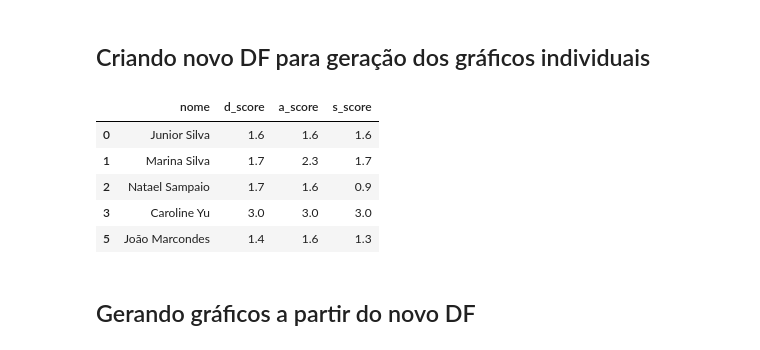
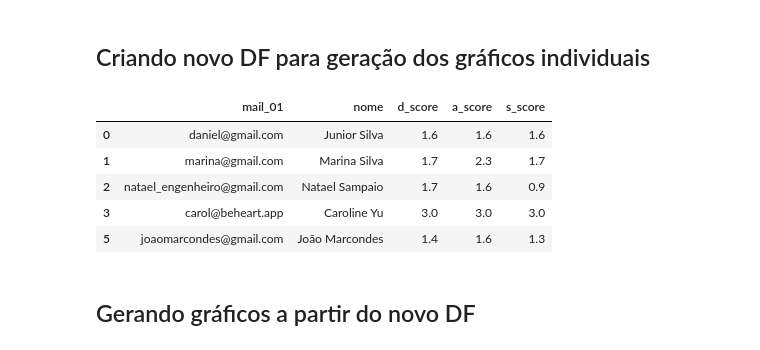
Before and after one commit to Briqz23/psychiatric-report-generator, a Jupyter notebook: src/domain/application/client_chart.ipynb, the cells around one changed output. Cells and saved outputs as stored; diff of their text form; code cells hidden in the pictures.

```diff
--- a/src/domain/application/client_chart.ipynb
+++ b/src/domain/application/client_chart.ipynb
@@ -18,9 +18,9 @@ data.columns = colunas
 df_com_termos = df[df['termos'] != 'Não']
 
 #removendo pessoas com emails díspares
-df_com_email_coreto = df[df_com_termos['mail_01'] == df_com_termos['mail_02']]
+df_com_email_coreto = df[df['mail_01'] == df['mail_02']]
 df = df_com_email_coreto
-df.head()
+df.head(3)
 # %% [output]
 |  | time_stamp | pergunta_1 | pergunta_2 | pergunta_3 | pergunta_4 | pergunta_5 | pergunta_6 | pergunta_7 | ... |
 | 0 | 18/08/2023 10:23:07 | 2 | 1 | 3 | 0 | 2 | 1 | 3 | ... |
@@ -34,26 +32,26 @@ df.head()
 # %%
 #questões
 perguntas_d = [3, 5, 10, 13, 16, 17, 21]
 perguntas_a = [2, 4, 7, 9, 15, 19, 20]
 perguntas_s = [1, 6, 8, 11, 12, 14, 18]
 
 #média pra cada categoria: depressão, ansiedade e estresse
 df['d_score'] = df[[f'pergunta_{num}' for num in perguntas_d]].mean(axis=1).round(1)
 df['a_score'] = df[[f'pergunta_{num}' for num in perguntas_a]].mean(axis=1).round(1)
 df['s_score'] = df[[f'pergunta_{num}' for num in perguntas_s]].mean(axis=1).round(1)
 
 #criar novo df e dropar da df principal essas colunas recém criadas
-user_score_df = df[['nome', 'd_score', 'a_score', 's_score']].copy()
+user_score_df = df[['mail_01', 'nome', 'd_score', 'a_score', 's_score']].copy()
 df.drop(['d_score', 'a_score', 's_score'], axis=1, inplace=True)
 
 user_score_df.head()
 # %% [output]
-|  | nome | d_score | a_score | s_score |
-| 0 | Junior Silva | 1.6 | 1.6 | 1.6 |
-| 1 | Marina Silva | 1.7 | 2.3 | 1.7 |
-| 2 | Natael Sampaio | 1.7 | 1.6 | 0.9 |
-| 3 | Caroline Yu | 3.0 | 3.0 | 3.0 |
-| 5 | João Marcondes | 1.4 | 1.6 | 1.3 |
+|  | mail_01 | nome | d_score | a_score | s_score |
+| 0 | daniel@gmail.com | Junior Silva | 1.6 | 1.6 | 1.6 |
+| 1 | marina@gmail.com | Marina Silva | 1.7 | 2.3 | 1.7 |
+| 2 | natael_engenheiro@gmail.com | Natael Sampaio | 1.7 | 1.6 | 0.9 |
+| 3 | carol@beheart.app | Caroline Yu | 3.0 | 3.0 | 3.0 |
+| 5 | joaomarcondes@gmail.com | João Marcondes | 1.4 | 1.6 | 1.3 |
 # %% [markdown]
 ## Gerando gráficos a partir do novo DF
 # %%
```
Also changed, not shown: parts of 2 cells of this notebook, 24 other files.
